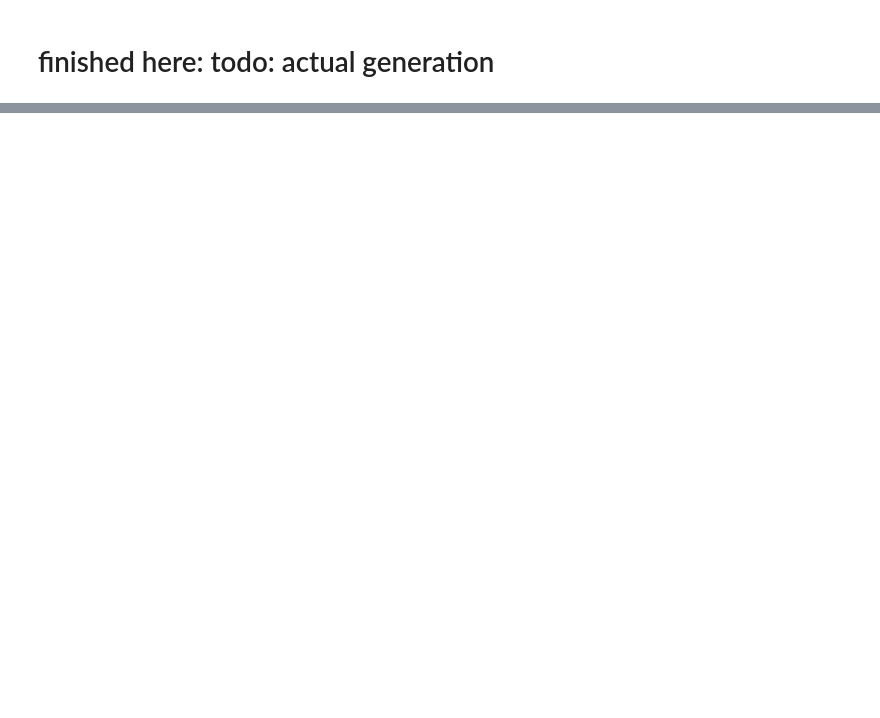
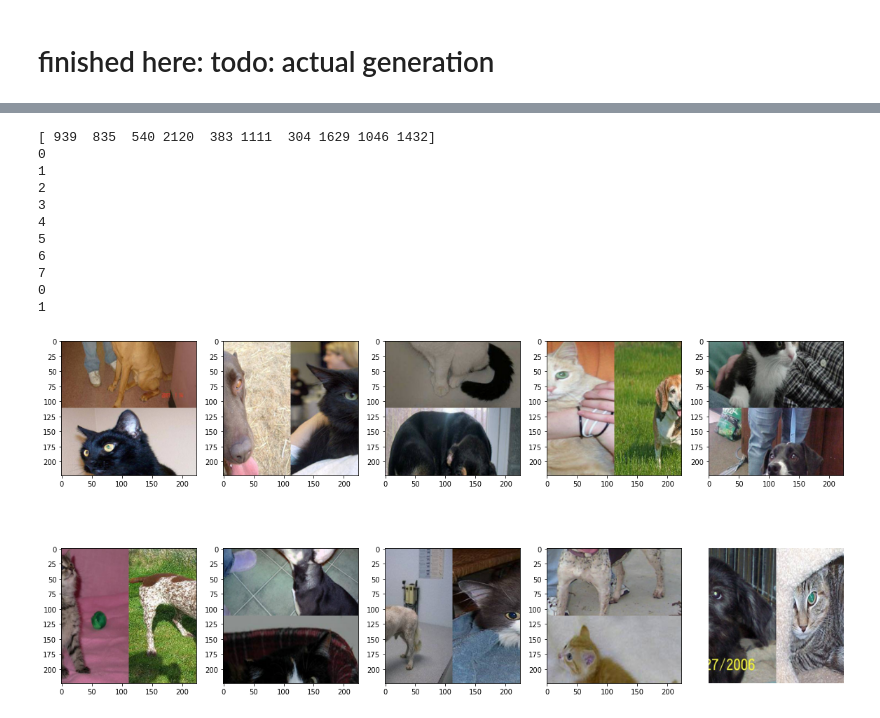
Before and after one commit to Huxwell/ColabNNs, a Jupyter notebook: cats_n_dogs_generate_multicategory_dataset_pynb.ipynb, the cells around one changed output, grey strips where cells are left out. Saved outputs shown, nothing was run; the diff lists cells and outputs as text; code cells hidden in the pictures; blank space fills up the shorter version.

Commit message:
work in progress concat

```diff
--- a/cats_n_dogs_generate_multicategory_dataset_pynb.ipynb
+++ b/cats_n_dogs_generate_multicategory_dataset_pynb.ipynb
@@ -116,26 +142,47 @@ def crop_center(img, cropx, cropy):
     return img[starty:starty + cropy, startx:startx + cropx, ...]
 def concat_variants(img1, img2, variant=0): #not using match case, because this is python 3.8 not 3.10
     if variant == 0:
-      return np.concatenate((img,img2), axis=0)
+      return np.concatenate((img1,img2), axis=0)
     elif variant == 1:
-      return np.concatenate((img,img2), axis=1)
+      return np.concatenate((img1,img2), axis=1)
     elif variant == 2:
-      return np.concatenate((img2,img), axis=0)
+      return np.concatenate((img2,img1), axis=0)
     elif variant == 3:
       return np.concatenate((img2,img1), axis=1)
+    elif variant == 4:
+      return np.concatenate((img2,img1), axis=0)
+    elif variant == 5:
+      return np.concatenate((img2,img1), axis=1)
+    elif variant == 6:
+      return np.concatenate((img1,img2), axis=0)
+    elif variant == 7:
+      return np.concatenate((img1,img2), axis=1)
 # %%
 np.random.seed(13131313)
-random_idx = np.random.randint(1,len(test_list),size=10)
+random_idx = np.random.randint(1,len(test_dogs),size=10)
 print(random_idx)
 fig = plt.figure(figsize=(20., 10.))
 
 for i, img_idx in enumerate(random_idx):
     ax = fig.add_subplot(2,5,i+1)
-    img = Image.open(test_list[img_idx]).resize((224,224))
-    img2 = Image.open(test_list[img_idx+1]).resize((224,224))
-    img = concat_variants(img, img2, i%4)
-    plt.imshow(crop_center(img, 224,224))
+    img = Image.open(test_dogs[img_idx]).resize((224,224))
+    img2 = Image.open(test_cats[img_idx]).resize((224,224))
+    img_concat = concat_variants(img, img2, i%8)
+    plt.imshow(crop_center(img_concat, 224,224))
     i+=1
 
 plt.axis('off')
 plt.show()
+# %% [output]
+[ 939  835  540 2120  383 1111  304 1629 1046 1432]
+0
+1
+2
+3
+4
+5
+6
+7
+0
+1
+[figure, added]
```
Also changed, not shown: parts of 14 cells of this notebook.
